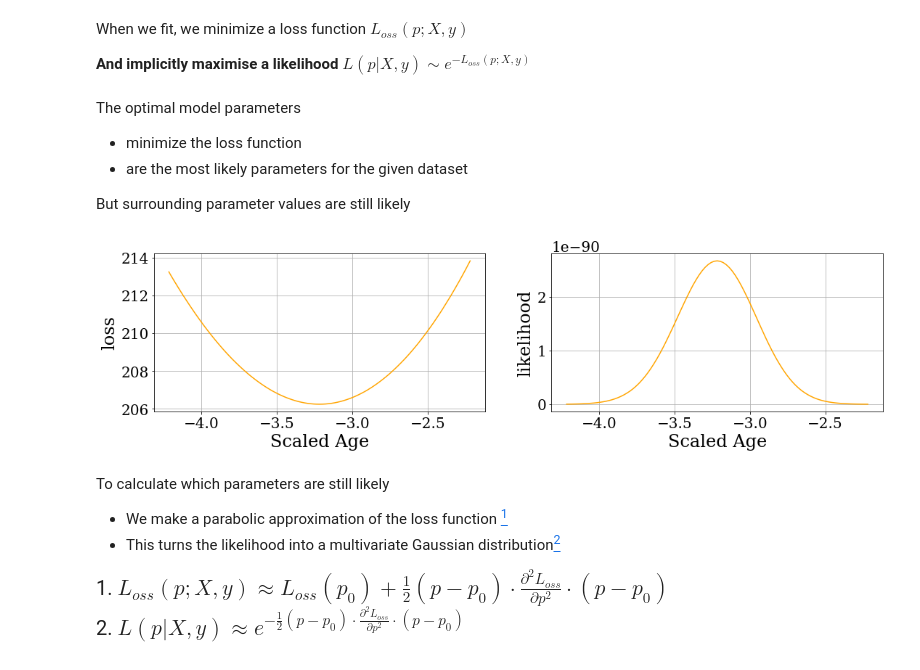
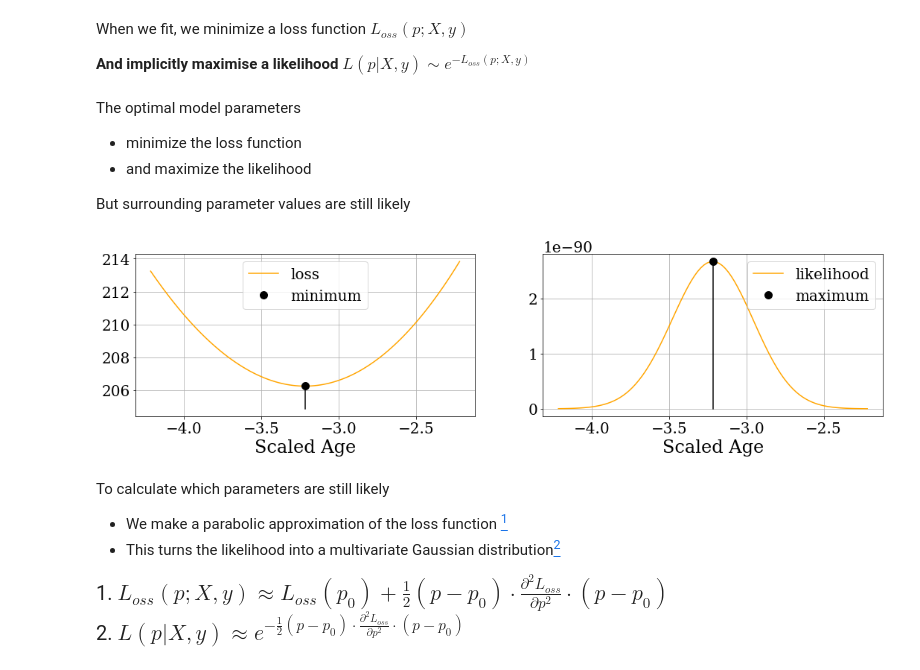
Before and after one commit to faab5/errortools, a Jupyter notebook: notebooks/PyData presentation 11-05-2019.ipynb, the cells around one changed output. Drawn from its saved outputs; the diff is of its cells as text; code cells hidden in the pictures.

```diff
--- a/notebooks/PyData presentation 11-05-2019.ipynb
+++ b/notebooks/PyData presentation 11-05-2019.ipynb
@@ -303,20 +303,26 @@ __And implicitly maximise a likelihood__ $L(p|X,y)\sim e^{-L_{oss}(p; X, y)}$
 # %% [markdown]
 The optimal model parameters
 * minimize the loss function
-* are the most likely parameters for the given dataset
+* and maximize the likelihood
 
 But surrounding parameter values are still likely
 # %%
 fig, ax = plt.subplots(1, 2, figsize=(18, 4))
-U = np.tile(titanic_model.parameters, (101,1))
+p = titanic_model.parameters
+f = titanic_model.loss(p, X_train_scaled, y_train)
+U = np.tile(p, (101,1))
 U[:,1] += np.linspace(-1, 1, 101)
 v = np.array([titanic_model.loss(u, X_train_scaled, y_train) for u in U])
 ax[0].plot(U[:,1], v, '-', color='orange', label="loss")
+ax[0].plot([p[1]], [f], 'o', color='black', markersize=10, label='minimum')
+ax[0].plot([p[1]]*2, [ax[0].get_ylim()[0]-1, f], '-', color='black')
 ax[1].plot(U[:,1], np.exp(-v), '-', color='orange', label="likelihood")
+ax[1].plot([p[1]], [np.exp(-f)], 'o', color='black', markersize=10, label='maximum')
+ax[1].plot([p[1]]*2, [0, np.exp(-f)], '-', color='black')
 ax[0].grid(); ax[1].grid(); ax[0].set_xlabel("Scaled Age"); ax[1].set_xlabel("Scaled Age");
-ax[0].set_ylabel("loss"); ax[1].set_ylabel("likelihood");
+ax[0].legend(); ax[1].legend();
 # %% [output]
-[figure, old version]
+[figure, new version]
 # %% [markdown]
 To calculate which parameters are still likely
 * We make a parabolic approximation of the loss function [<sup>1</sup>](#fn1)
```
Also changed, not shown: parts of 10 cells of this notebook.
